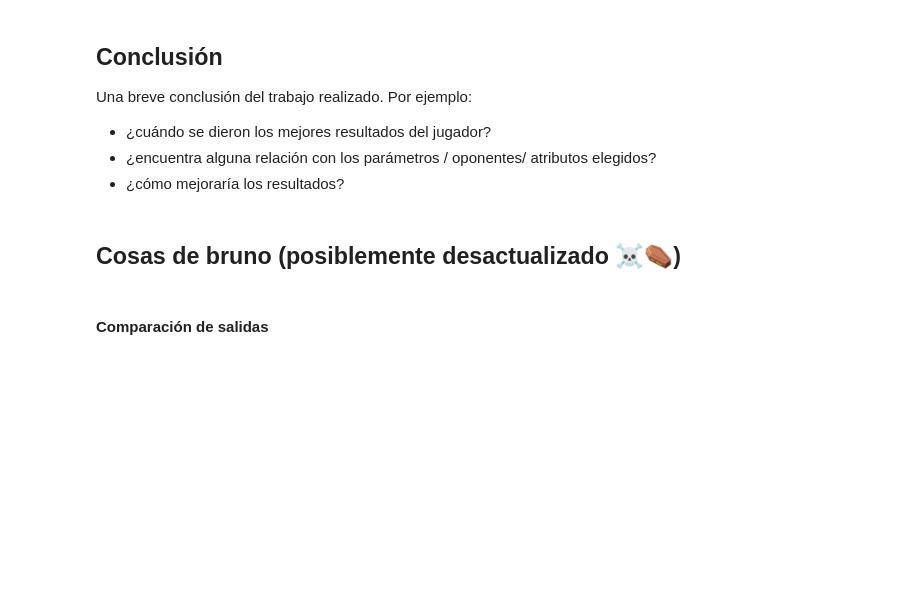
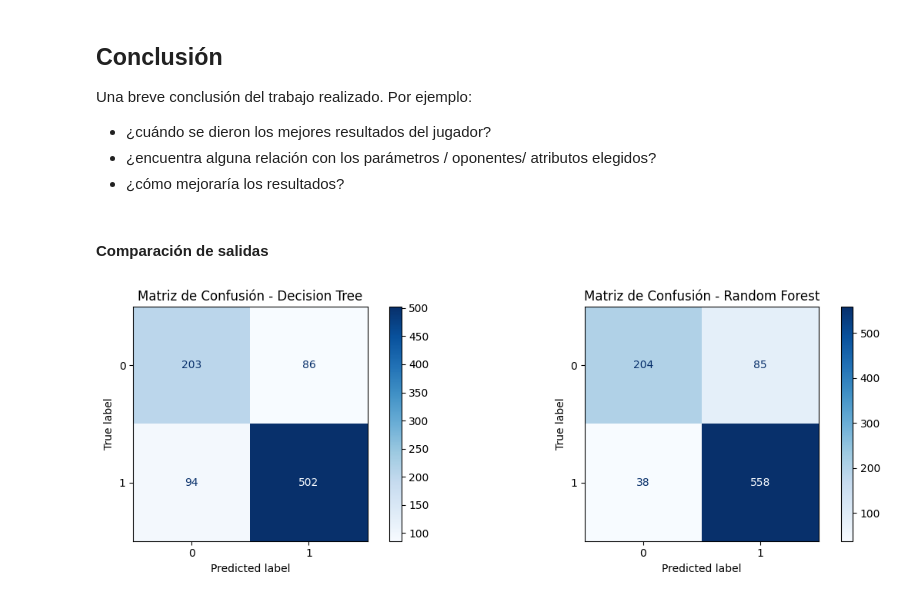
Before and after one commit to santiagoalaniz/fing_aprendaut, a Jupyter notebook: lab1/informe_tarea_01.ipynb, the cells around one changed output. Cells and saved outputs as stored; diff of their text form; code cells hidden in the pictures; blank space fills up the shorter version.

Commit message:
limpiar cosas

```diff
--- a/lab1/informe_tarea_01.ipynb
+++ b/lab1/informe_tarea_01.ipynb
@@ -467,7 +511,12 @@ En este apartado vamos a comparar el desempeño de los modelos que hemos constru
 # %%
 test_X, test_y = test.drop(columns=['Target']), test['Target']
 
-print(f'DecisionTreeClassifier  f1_score(test): {f1_score(test_y, fair_dt_clf.predict(test_X))}')
-print(f'RandomForestClassifier  f1_score(test): {f1_score(test_y, fair_rf_clf.predict(test_X))}')
-print(f'Best ID3Classifier      f1_score(test): {f1_score(test_y, G02_best_clf.predict(test_X))}')
-print(f'Dumb ID3Classifier      f1_score(test): {f1_score(test_y, G02_dumb_clf.predict(test_X))}')
+fair_dt_pred = fair_dt_clf.predict(test_X)
+fair_rf_pred = fair_rf_clf.predict(test_X)
+G02_best_pred = G02_best_clf.predict(test_X)
+G02_dumb_pred = G02_dumb_clf.predict(test_X)
+
+print(f'DecisionTreeClassifier  f1_score(test): {f1_score(test_y, fair_dt_pred)}')
+print(f'RandomForestClassifier  f1_score(test): {f1_score(test_y, fair_rf_pred)}')
+print(f'Best ID3Classifier      f1_score(test): {f1_score(test_y, G02_best_pred)}')
+print(f'Dumb ID3Classifier      f1_score(test): {f1_score(test_y, G02_dumb_pred)}')
@@ -478,5 +532,3 @@ Una breve conclusión del trabajo realizado. Por ejemplo:
 - ¿cuándo se dieron los mejores resultados del jugador?
 - ¿encuentra alguna relación con los parámetros / oponentes/ atributos elegidos?
 - ¿cómo mejoraría los resultados?
-# %% [markdown]
-## Cosas de bruno (posiblemente desactualizado ☠️⚰️)
@@ -507,24 +537,26 @@ plt.show()
 # %%
 from sklearn.metrics import confusion_matrix
 from sklearn.metrics import ConfusionMatrixDisplay
 import matplotlib.pyplot as plt
 
 # Calcular matrices de confusión
-cm_decision_tree = confusion_matrix(y_test, y_pred_decision_tree)
-cm_random_forest = confusion_matrix(y_test, y_pred_random_forest)
+cm_decision_tree = confusion_matrix(test_y, fair_dt_pred)
+cm_random_forest = confusion_matrix(test_y, fair_rf_pred)
 
 ## Crear objetos ConfusionMatrixDisplay
 cmd_decision_tree = ConfusionMatrixDisplay(confusion_matrix=cm_decision_tree, display_labels=decision_tree_clf.classes_)
 cmd_random_forest = ConfusionMatrixDisplay(confusion_matrix=cm_random_forest, display_labels=random_forest_clf.classes_)
 
 # Mostrar las matrices de confusión
 fig, axes = plt.subplots(1, 2, figsize=(12, 4))
 
 cmd_decision_tree.plot(cmap=plt.cm.Blues, ax=axes[0])
 axes[0].set_title("Matriz de Confusión - Decision Tree")
 
 cmd_random_forest.plot(cmap=plt.cm.Blues, ax=axes[1])
 axes[1].set_title("Matriz de Confusión - Random Forest")
 
 plt.tight_layout()
 plt.show()
+# %% [output]
+[figure, added]
```
Also changed, not shown: parts of 13 cells of this notebook, 2 other files.
